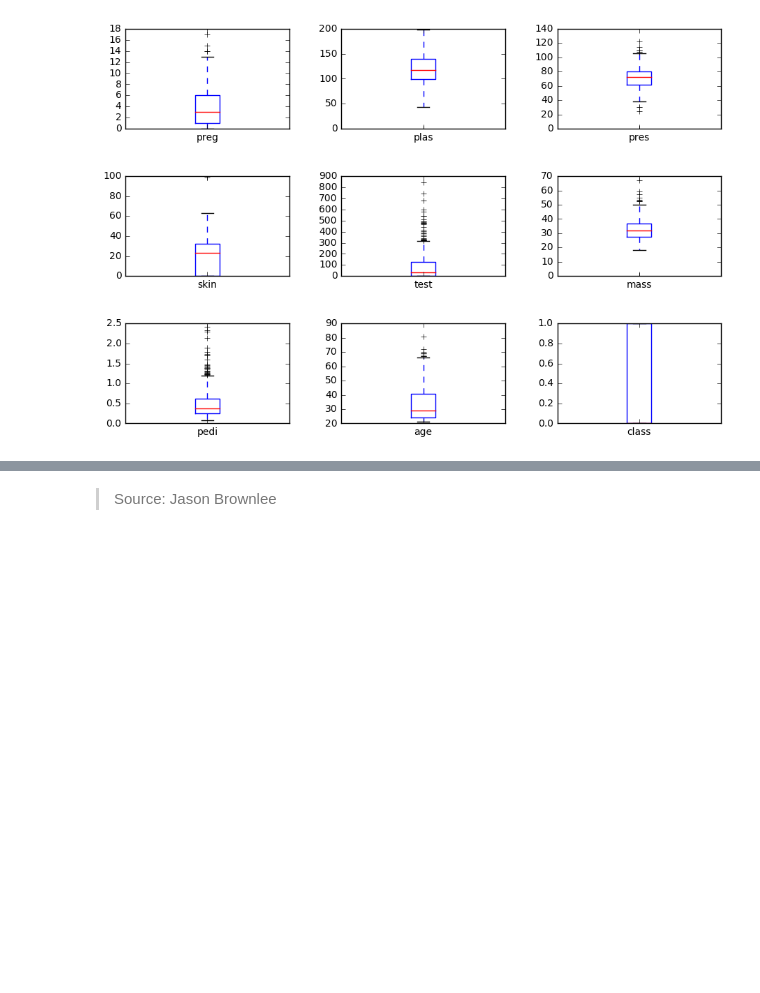
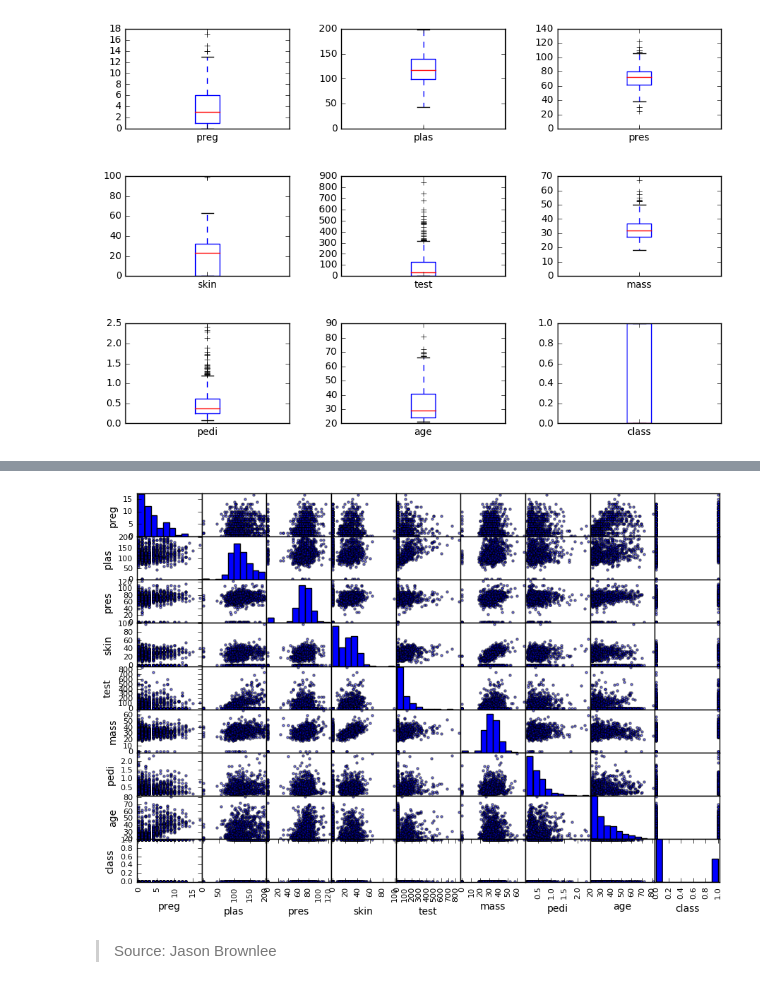
Before and after one commit to cdvel/jupyter-notebooks, a Jupyter notebook: understand-data-vis.ipynb, the cells around one changed output, grey strips where cells are left out. Cells and saved outputs as stored; diff of their text form; code cells hidden in the pictures; blank space fills up the shorter version.

```diff
--- a/understand-data-vis.ipynb
+++ b/understand-data-vis.ipynb
@@ -58,2 +86,9 @@ Represent interaccions between variables
+# %%
+from pandas.tools.plotting import scatter_matrix
+scatter_matrix(data)
+pyplot.subplots_adjust(top=1.5, right=1.5)
+pyplot.show()
+# %% [output]
+[figure, added]
 # %% [markdown]
 > Source: Jason Brownlee
```
Also changed, not shown: parts of 4 cells of this notebook.
